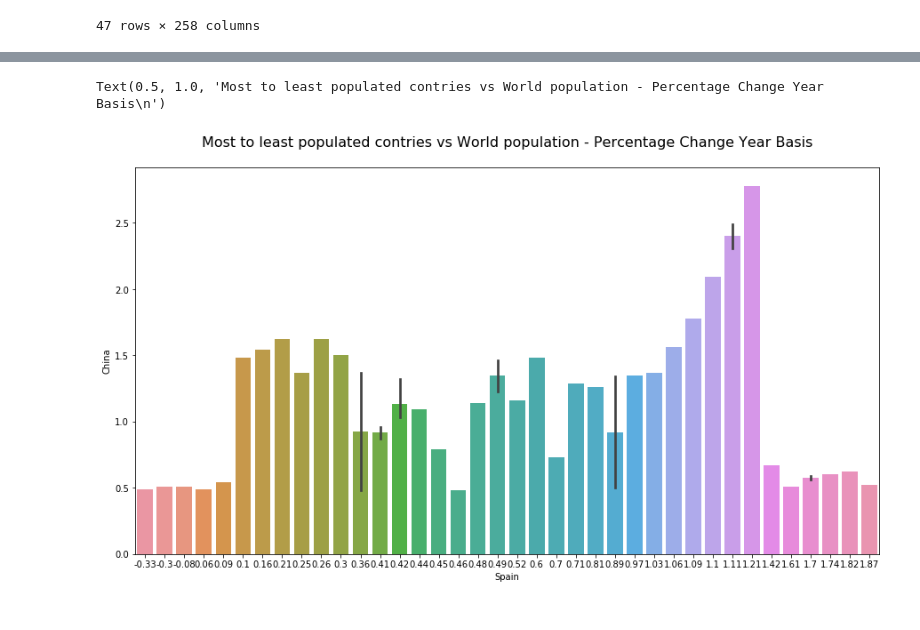
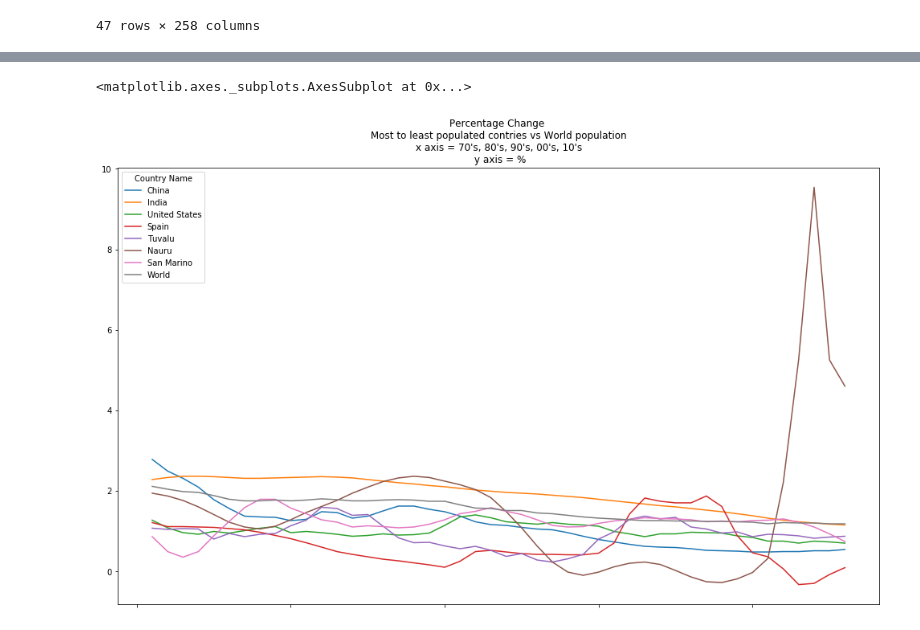
Before and after one commit to LiviaCanet/datamad0119, a Jupyter notebook: module-1/pipelines-project/your-code/demo_wrangling.ipynb, the cells around one changed output, grey strips where cells are left out. Cells and saved outputs as stored; diff of their text form; code cells hidden in the pictures.

Commit message:
Con gráficos

```diff
--- a/module-1/pipelines-project/your-code/demo_wrangling.ipynb
+++ b/module-1/pipelines-project/your-code/demo_wrangling.ipynb
@@ -339,5 +293,0 @@ demoT_pctchange
-# %%
-#Vamos a quedarnos con los 4 países más poblados y los 4 países menos poblados. Queremos comparar su crecimiento de población con el de España y el total de crecimiento de población mundial.
-# new = old[['A', 'C', 'D']].copy()
-demoT_pctchange_pob = demoT_pctchange[['China', 'India', 'United States', 'Indonesia', 'Spain', 'Tuvalu', 'Nauru', 'San Marino', 'Liechtenstein', 'World']].copy()
-demoT_pctchange_pob
@@ -362,5 +293,0 @@ demoT_pctchange_pob
-# %%
-#Round decimals
-
-demoT_pctchange_pob = demoT_pctchange_pob.round(2)
-demoT_pctchange_pob
@@ -385,11 +294,13 @@ demoT_pctchange_pob
-# %%
-#Creamos un gráfico pct_change para que sea más visual la comparación.
-
-title = 'Most to least populated contries vs World population - Percentage Change Year Basis'
-
-fig, ax = plt.subplots(figsize=(15,8))
-barchart = sns.barplot(data=demoT_pctchange_pob, x='Spain', y='China')
-plt.title(title + "\n", fontsize=16)
-# %% [output]
-Text(0.5, 1.0, 'Most to least populated contries vs World population - Percentage Change Year Basis\n')
-[figure, removed]
+# %%
+lines = demoT_pctchange_pob.plot.line(title = "Percentage Change \n Most to least populated contries vs World population \n x axis = 70's, 80's, 90's, 00's, 10's \n y axis = %", legend=True, use_index=True, figsize=(17,10))
+lines
+
+#Vemos en esta tabla de Percentage Change cómo curiosamente Nauru, que es un estado de Micronesia, situado en el
+#océano Pacífico, que comprende una sola isla justo al sur de la línea del ecuador; cambia drásticamente de población.
+#En el 2014, Nauru aumentó su poplación en casi un 10% . Según datos publicados por la ONU, esto se debió a entrada
+#de inmigrantes (refugiados).
+#También es interesante fijarse en la línea roja, España, vemos como en los años 80's la población disminuye. En los
+#00's sube mucho, hasta un 2%.
+# %% [output]
+<matplotlib.axes._subplots.AxesSubplot at 0x...>
+[figure, added]
```
Also changed, not shown: parts of 16 cells of this notebook.
